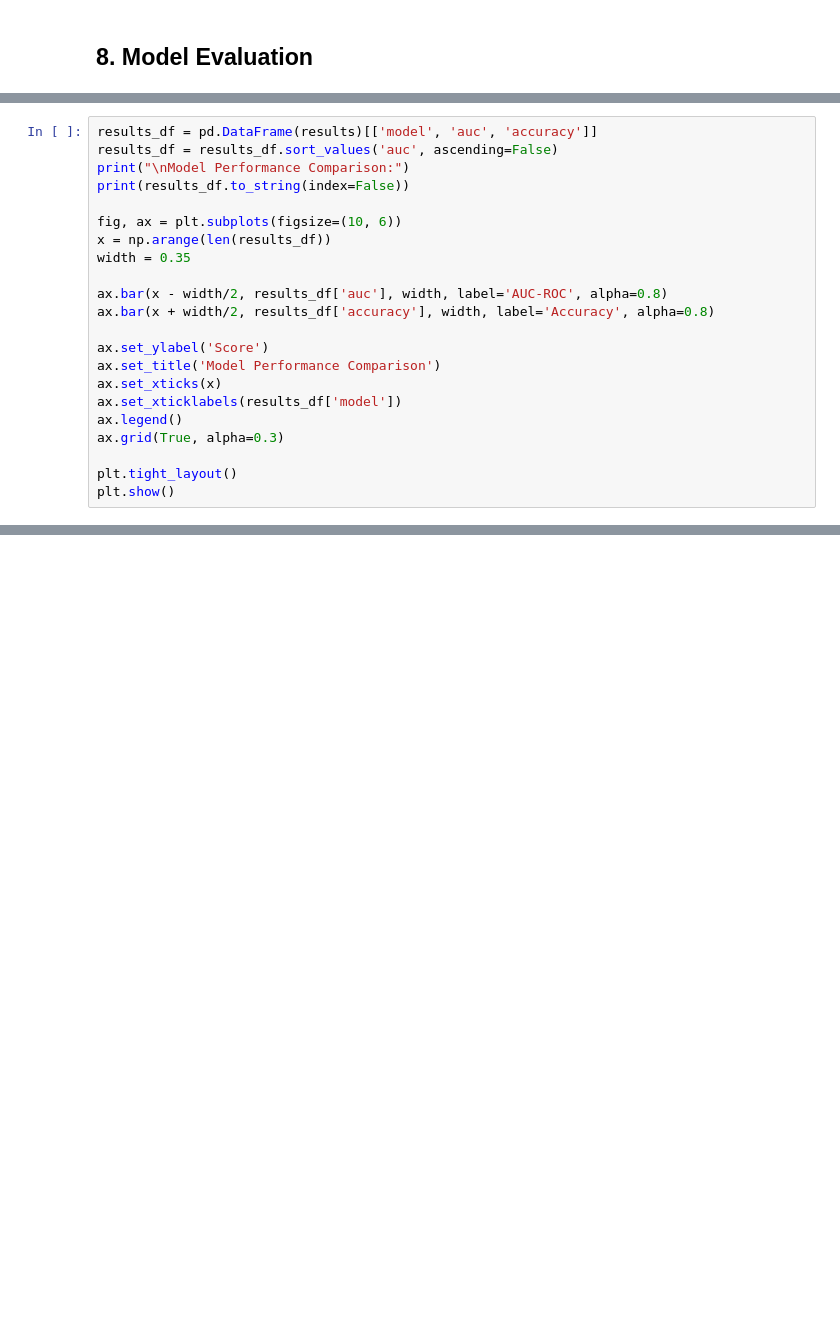
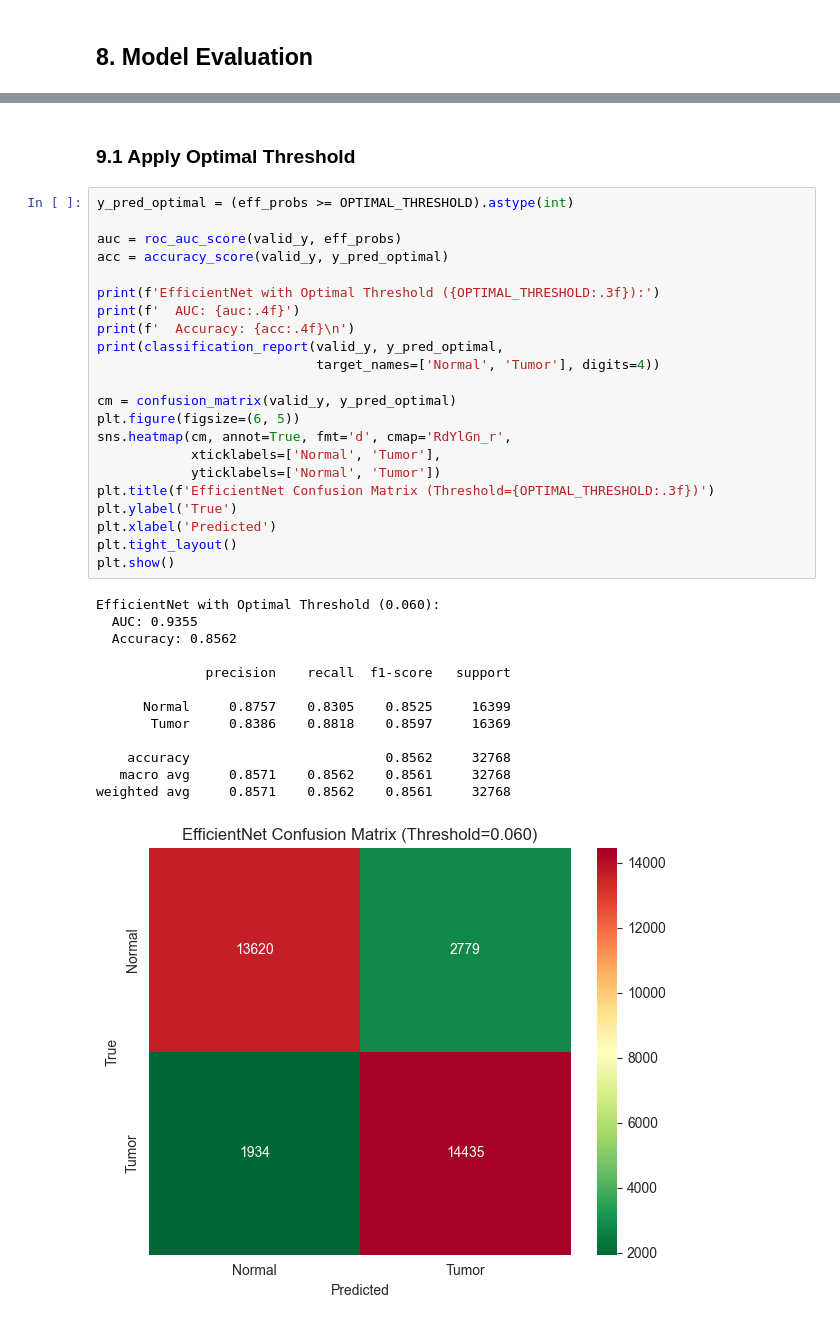
Before and after one commit to RescuedBuffalo/pcam_cancer_detection, a Jupyter notebook: modeling.ipynb, the cells around one changed output, grey strips where cells are left out. Drawn from its saved outputs; the diff is of its cells as text; blank space fills up the shorter version.

```diff
--- a/modeling.ipynb
+++ b/modeling.ipynb
@@ -824,22 +422,0 @@ weighted avg       0.80      0.68      0.65     32768
-# %%
-results_df = pd.DataFrame(results)[['model', 'auc', 'accuracy']]
-results_df = results_df.sort_values('auc', ascending=False)
-print("\nModel Performance Comparison:")
-print(results_df.to_string(index=False))
-
-fig, ax = plt.subplots(figsize=(10, 6))
-x = np.arange(len(results_df))
-width = 0.35
-
-ax.bar(x - width/2, results_df['auc'], width, label='AUC-ROC', alpha=0.8)
-ax.bar(x + width/2, results_df['accuracy'], width, label='Accuracy', alpha=0.8)
-
-ax.set_ylabel('Score')
-ax.set_title('Model Performance Comparison')
-ax.set_xticks(x)
-ax.set_xticklabels(results_df['model'])
-ax.legend()
-ax.grid(True, alpha=0.3)
-
-plt.tight_layout()
-plt.show()
@@ -880,0 +500,38 @@ VLM section - optional implementation
+# %% [markdown]
+### 9.1 Apply Optimal Threshold
+# %%
+y_pred_optimal = (eff_probs >= OPTIMAL_THRESHOLD).astype(int)
+
+auc = roc_auc_score(valid_y, eff_probs)
+acc = accuracy_score(valid_y, y_pred_optimal)
+
+print(f'EfficientNet with Optimal Threshold ({OPTIMAL_THRESHOLD:.3f}):')
+print(f'  AUC: {auc:.4f}')
+print(f'  Accuracy: {acc:.4f}\n')
+print(classification_report(valid_y, y_pred_optimal,
+                            target_names=['Normal', 'Tumor'], digits=4))
+
+cm = confusion_matrix(valid_y, y_pred_optimal)
+plt.figure(figsize=(6, 5))
+sns.heatmap(cm, annot=True, fmt='d', cmap='RdYlGn_r',
+            xticklabels=['Normal', 'Tumor'],
+            yticklabels=['Normal', 'Tumor'])
+plt.title(f'EfficientNet Confusion Matrix (Threshold={OPTIMAL_THRESHOLD:.3f})')
+plt.ylabel('True')
+plt.xlabel('Predicted')
+plt.tight_layout()
+plt.show()
+# %% [output]
+EfficientNet with Optimal Threshold (0.060):
+  AUC: 0.9355
+  Accuracy: 0.8562
+
+              precision    recall  f1-score   support
+
+      Normal     0.8757    0.8305    0.8525     16399
+       Tumor     0.8386    0.8818    0.8597     16369
+
+    accuracy                         0.8562     32768
+   macro avg     0.8571    0.8562    0.8561     32768
+weighted avg     0.8571    0.8562    0.8561     32768
+[figure, added]
```
Also changed, not shown: parts of 71 cells of this notebook, 1 other file.
